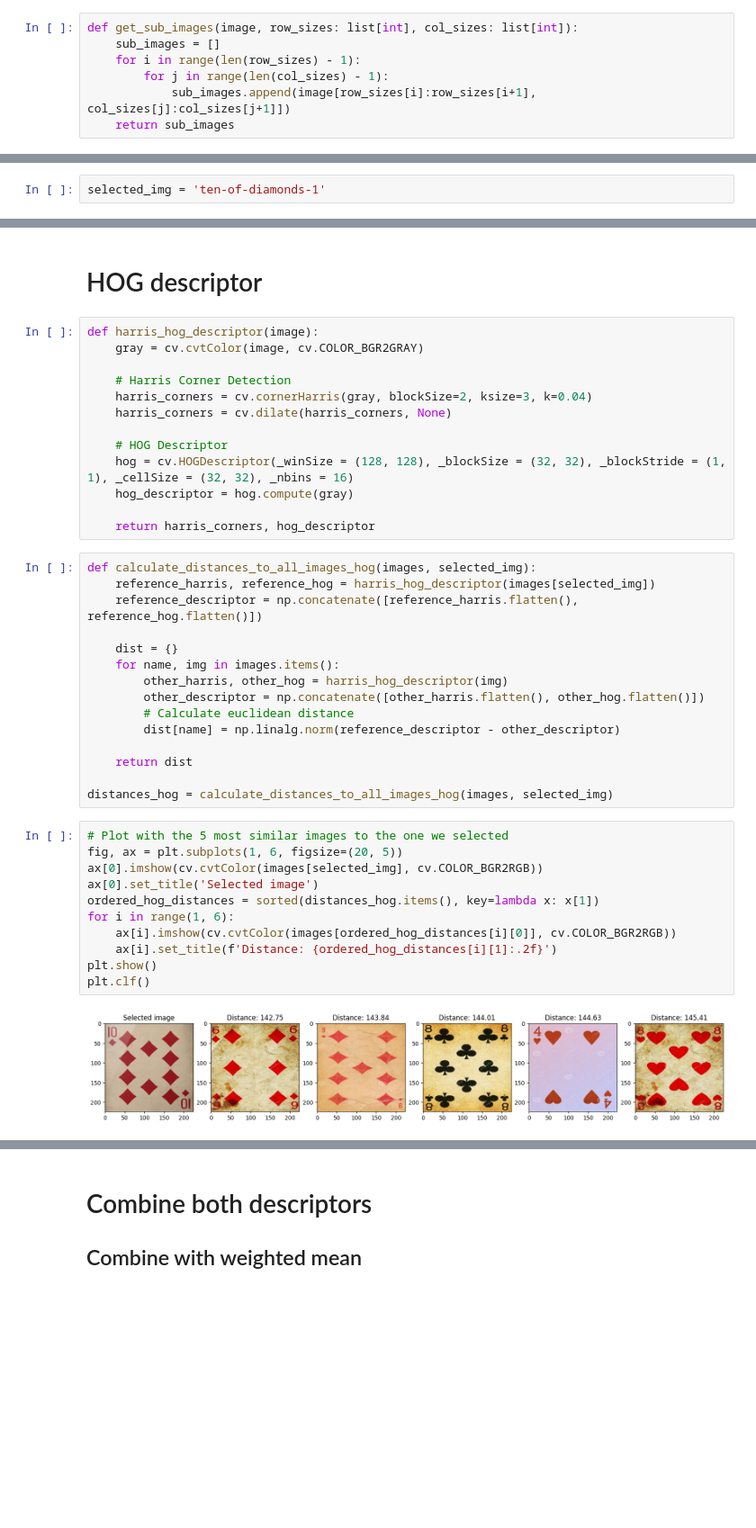
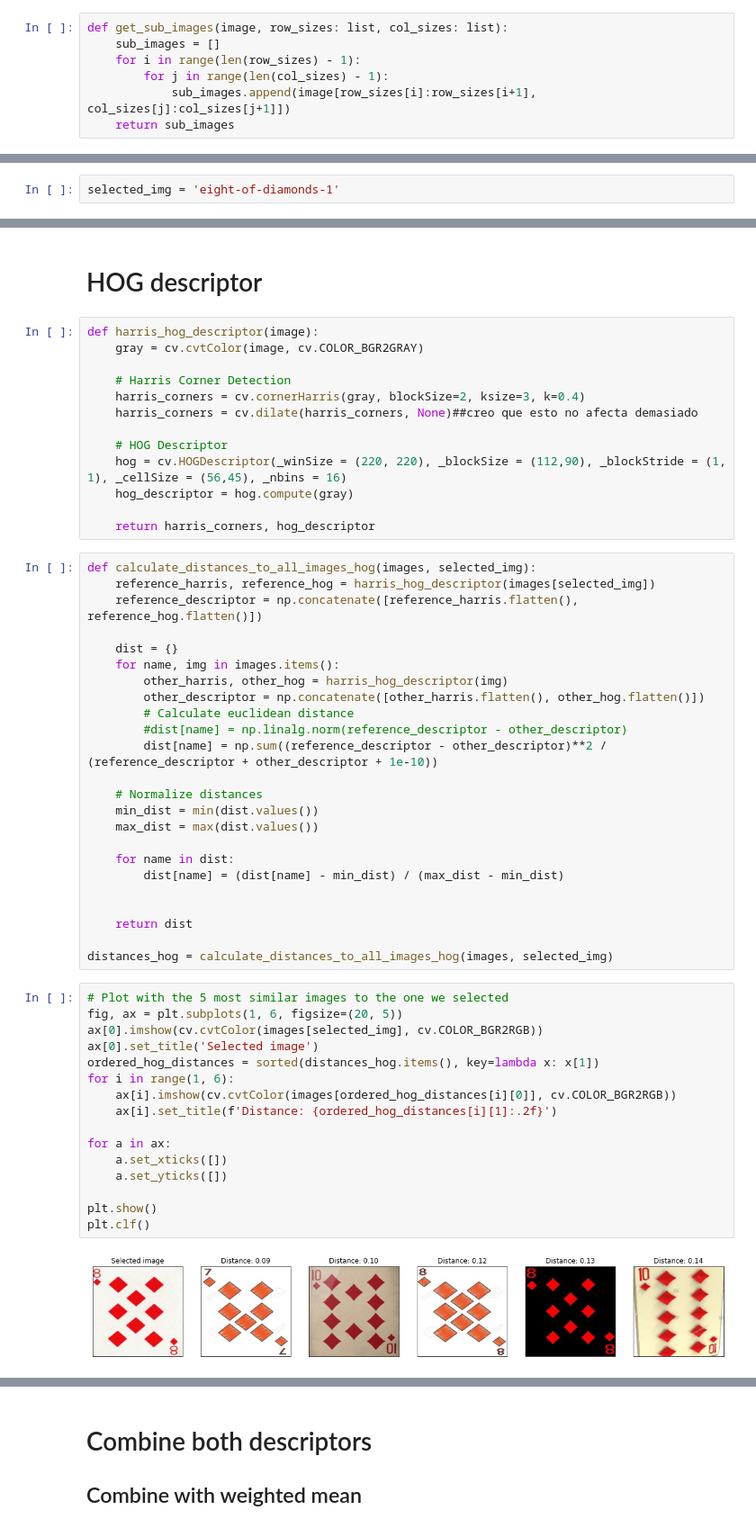
Before and after one commit to Serms1999/information-retrieval, a Jupyter notebook: assignment2/assignment2.ipynb, the cells around one changed output, grey strips where cells are left out. Shown at 90% size. Drawn from its saved outputs; the diff is of its cells as text; blank space fills up the shorter version.

Commit message:
Cambiado el harrison y HOG

```diff
--- a/assignment2/assignment2.ipynb
+++ b/assignment2/assignment2.ipynb
@@ -28,5 +40,5 @@ for folder in os.listdir('img'):
 # %%
-def get_sub_images(image, row_sizes: list[int], col_sizes: list[int]):
+def get_sub_images(image, row_sizes: list, col_sizes: list):
     sub_images = []
     for i in range(len(row_sizes) - 1):
         for j in range(len(col_sizes) - 1):
@@ -46,7 +58,7 @@ def get_histograms(imgs):
         hists[name] = hist
     return hists
 # %%
-selected_img = 'ten-of-diamonds-1'
+selected_img = 'eight-of-diamonds-1'
 # %%
 def calculate_distance_sub_img(sub_img1, sub_img2):
     distance = 0
@@ -89,11 +101,11 @@ def harris_hog_descriptor(image):
     gray = cv.cvtColor(image, cv.COLOR_BGR2GRAY)
 
     # Harris Corner Detection
-    harris_corners = cv.cornerHarris(gray, blockSize=2, ksize=3, k=0.04)
-    harris_corners = cv.dilate(harris_corners, None)
+    harris_corners = cv.cornerHarris(gray, blockSize=2, ksize=3, k=0.4)
+    harris_corners = cv.dilate(harris_corners, None)##creo que esto no afecta demasiado
 
     # HOG Descriptor
-    hog = cv.HOGDescriptor(_winSize = (128, 128), _blockSize = (32, 32), _blockStride = (1, 1), _cellSize = (32, 32), _nbins = 16)
+    hog = cv.HOGDescriptor(_winSize = (220, 220), _blockSize = (112,90), _blockStride = (1, 1), _cellSize = (56,45), _nbins = 16)
     hog_descriptor = hog.compute(gray)
 
     return harris_corners, hog_descriptor
@@ -107,7 +119,16 @@ def calculate_distances_to_all_images_hog(images, selected_img):
         other_harris, other_hog = harris_hog_descriptor(img)
         other_descriptor = np.concatenate([other_harris.flatten(), other_hog.flatten()])
         # Calculate euclidean distance
-        dist[name] = np.linalg.norm(reference_descriptor - other_descriptor)
+        #dist[name] = np.linalg.norm(reference_descriptor - other_descriptor)
+        dist[name] = np.sum((reference_descriptor - other_descriptor)**2 / (reference_descriptor + other_descriptor + 1e-10))
+
+    # Normalize distances
+    min_dist = min(dist.values())
+    max_dist = max(dist.values())
+
+    for name in dist:
+        dist[name] = (dist[name] - min_dist) / (max_dist - min_dist)
+
 
     return dist
 
@@ -115,13 +136,18 @@ distances_hog = calculate_distances_to_all_images_hog(images, selected_img)
 # %%
 # Plot with the 5 most similar images to the one we selected
 fig, ax = plt.subplots(1, 6, figsize=(20, 5))
 ax[0].imshow(cv.cvtColor(images[selected_img], cv.COLOR_BGR2RGB))
 ax[0].set_title('Selected image')
 ordered_hog_distances = sorted(distances_hog.items(), key=lambda x: x[1])
 for i in range(1, 6):
     ax[i].imshow(cv.cvtColor(images[ordered_hog_distances[i][0]], cv.COLOR_BGR2RGB))
     ax[i].set_title(f'Distance: {ordered_hog_distances[i][1]:.2f}')
+
+for a in ax:
+    a.set_xticks([])
+    a.set_yticks([])
+
 plt.show()
 plt.clf()
 # %% [output]
-[figure, old version]
+[figure, new version]
```
Also changed, not shown: parts of 12 cells of this notebook.
